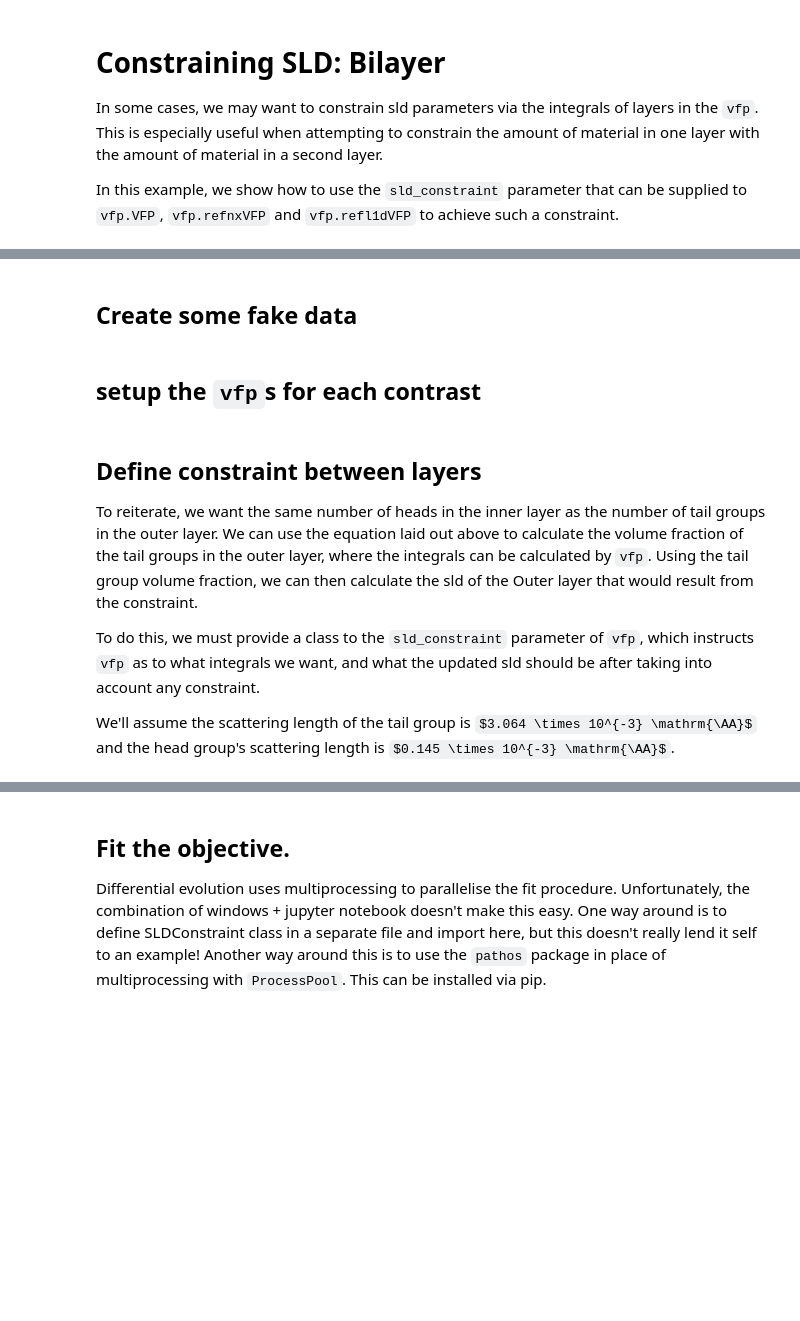
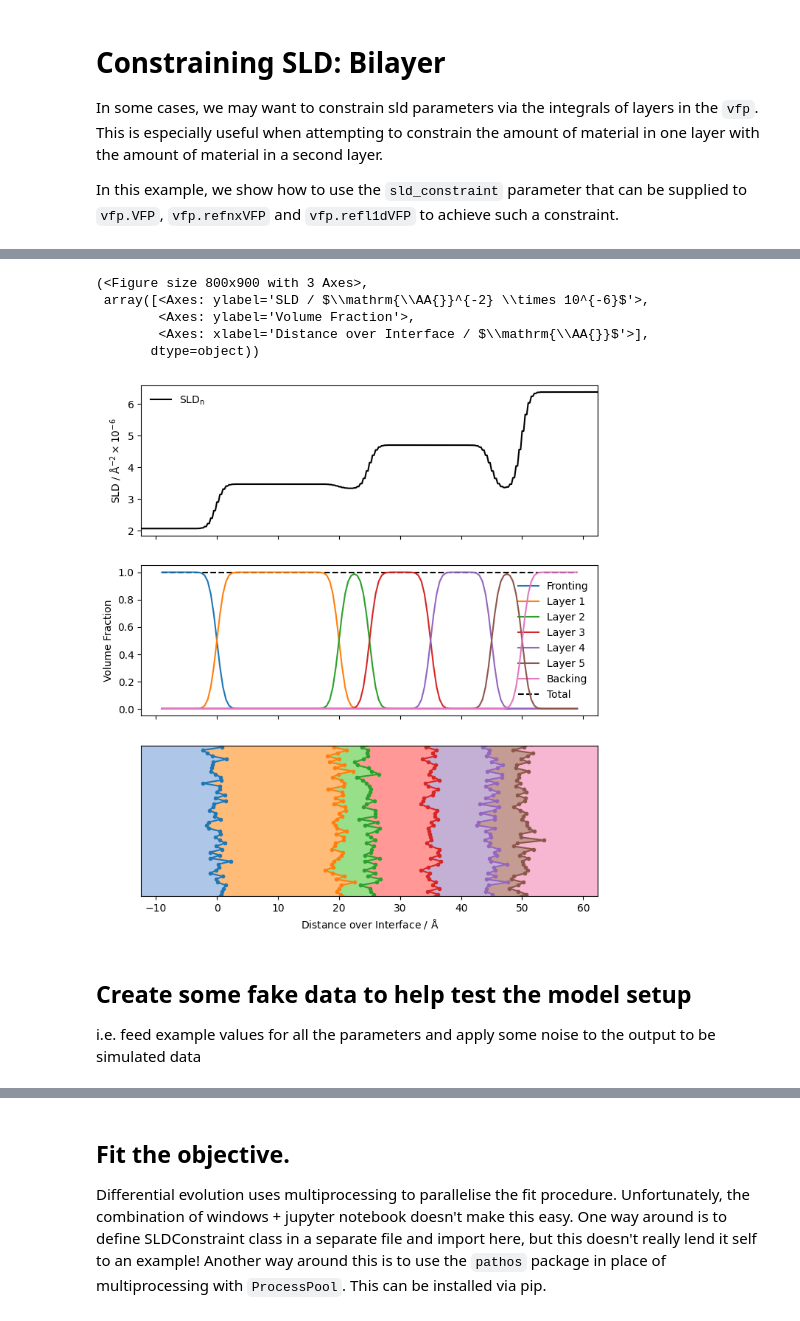
Before and after one commit to Armatron44/VFP, a Jupyter notebook: docs/sld_constraint_bilayer_example.ipynb, the cells around one changed output, grey strips where cells are left out. Drawn from its saved outputs; the diff is of its cells as text; code cells hidden in the pictures; some formulas as TeX source; blank space fills up the shorter version.

```diff
--- a/docs/sld_constraint_bilayer_example.ipynb
+++ b/docs/sld_constraint_bilayer_example.ipynb
@@ -67,0 +200,27 @@ Let's set up some refnx SLDs objects.
+# %%
+thicknesses = (0, sio2_thickness, inner_head_thickness, inner_tail_thickness, outer_tail_thickness, outer_head_thickness)
+roughnesses = (si_sio2_roughness, sio2_inner_roughness, inner_outer_roughness,inner_outer_roughness,inner_outer_roughness, outer_solv_roughness)
+
+d2o_slds = [Si.real,
+               SiO2.real,
+               surf_inner_vf * surf_head_inner.real + (1-surf_inner_vf) * d2o.real,
+               1, # this will be updated by the vfp.
+               1, # this will be updated by the vfp.
+               surf_outer_vf * surf_head_outer.real + (1-surf_outer_vf) * d2o.real,
+               d2o.real]
+
+h2o_slds = [Si.real,
+               SiO2.real,
+               surf_inner_vf * surf_head_inner.real + (1-surf_inner_vf) * h2o.real,
+               1, # this will be updated by the vfp.
+               1, # this will be updated by the vfp.
+               surf_outer_vf * surf_head_outer.real + (1-surf_outer_vf) * h2o.real,
+               h2o.real]
+
+d2o_slds_dtail = [Si.real,
+               SiO2.real,
+               surf_inner_vf * surf_head_inner.real + (1-surf_inner_vf) * d2o.real,
+               1, # this will be updated by the vfp.
+               1, # this will be updated by the vfp.
+               surf_outer_vf * surf_head_outer.real + (1-surf_outer_vf) * d2o.real,
+               d2o.real]
@@ -68,5 +285,16 @@ Let's set up some refnx SLDs objects.
+# %%
+d2o_vfp.plot()
+# %% [output]
+(<Figure size 800x900 with 3 Axes>,
+ array([<Axes: ylabel='SLD / $\\mathrm{\\AA{}}^{-2} \\times 10^{-6}$'>,
+        <Axes: ylabel='Volume Fraction'>,
+        <Axes: xlabel='Distance over Interface / $\\mathrm{\\AA{}}$'>],
+       dtype=object))
+[figure, added]
 # %% [markdown]
-## Create some fake data
+## Create some fake data to help test the model setup
+
+i.e. feed example values for all the parameters and apply some noise to the output to be simulated data
 # %%
 Si_sld = 2.07
 SiO2_sld = 3.47
@@ -80,3 +312 @@ ddod_sld = 6.7
-# %% [markdown]
-## setup the `vfp`s for each contrast
 # %%
@@ -109,7 +342,0 @@ hd_d2o_slds = [Si_sld,
-# %% [markdown]
-## Define constraint between layers
-To reiterate, we want the same number of heads in the inner layer as the number of tail groups in the outer layer. We can use the equation laid out above to calculate the volume fraction of the tail groups in the outer layer, where the integrals can be calculated by `vfp`. Using the tail group volume fraction, we can then calculate the sld of the Outer layer that would result from the constraint.
-
-To do this, we must provide a class to the `sld_constraint` parameter of `vfp`, which instructs `vfp` as to what integrals we want, and what the updated sld should be after taking into account any constraint.
-
-We'll assume the scattering length of the tail group is $3.064 \times 10^{-3} \mathrm{\AA}$ and the head group's scattering length is $0.145 \times 10^{-3} \mathrm{\AA}$.
```
Also changed, not shown: parts of 50 cells of this notebook, 2 other files.
